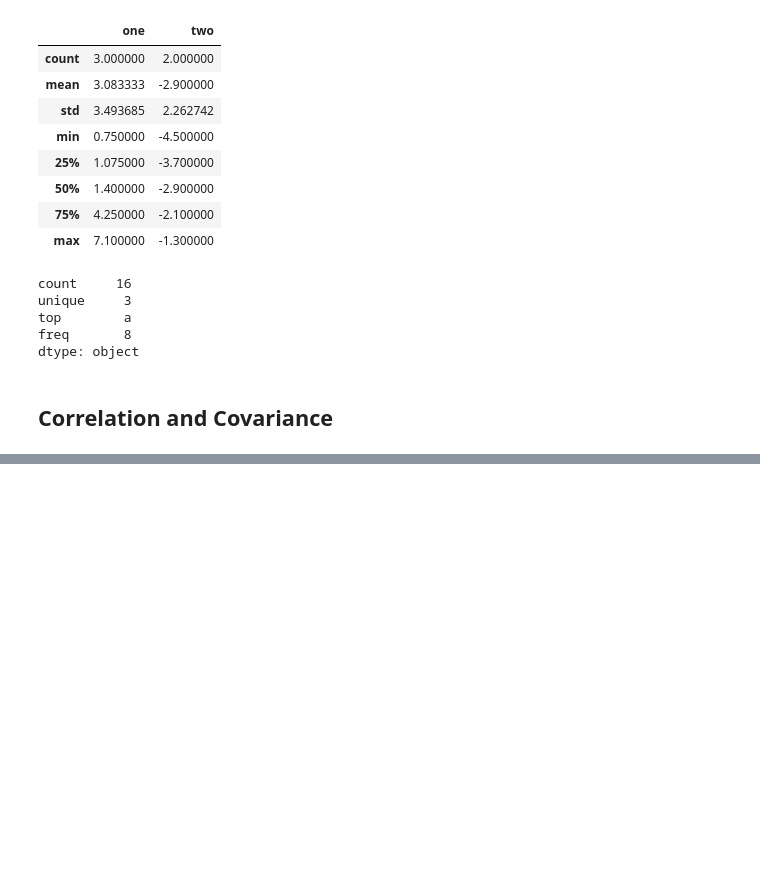
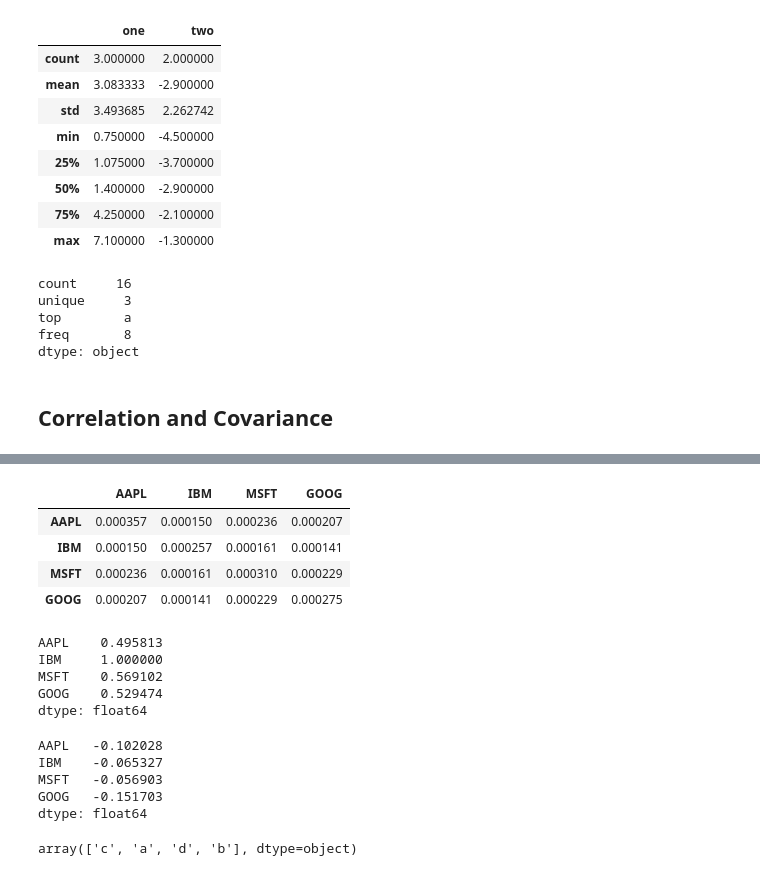
Before and after one commit to ferreiramr/livroPythonForDataAnalysis_WesMcKinney, a Jupyter notebook: chapter05_GettingStartedwithPandas.ipynb, the cells around one changed output, grey strips where cells are left out. Drawn from its saved outputs; the diff is of its cells as text; code cells hidden in the pictures; blank space fills up the shorter version.

```diff
--- a/chapter05_GettingStartedwithPandas.ipynb
+++ b/chapter05_GettingStartedwithPandas.ipynb
@@ -1518,0 +1578,24 @@ price
+# %%
+returns.cov()
+# %% [output]
+|  | AAPL | IBM | MSFT | GOOG |
+| AAPL | 0.000357 | 0.000150 | 0.000236 | 0.000207 |
+| IBM | 0.000150 | 0.000257 | 0.000161 | 0.000141 |
+| MSFT | 0.000236 | 0.000161 | 0.000310 | 0.000229 |
+| GOOG | 0.000207 | 0.000141 | 0.000229 | 0.000275 |
+# %%
+returns.corrwith(returns.IBM)
+# %% [output]
+AAPL    0.495813
+IBM     1.000000
+MSFT    0.569102
+GOOG    0.529474
+dtype: float64
+# %%
+returns.corrwith(volume)
+# %% [output]
+AAPL   -0.102028
+IBM    -0.065327
+MSFT   -0.056903
+GOOG   -0.151703
+dtype: float64
@@ -1518,0 +1606,4 @@ price
+# %%
+uniques
+# %% [output]
+array(['c', 'a', 'd', 'b'], dtype=object)
```
Also changed, not shown: parts of 25 cells of this notebook.
